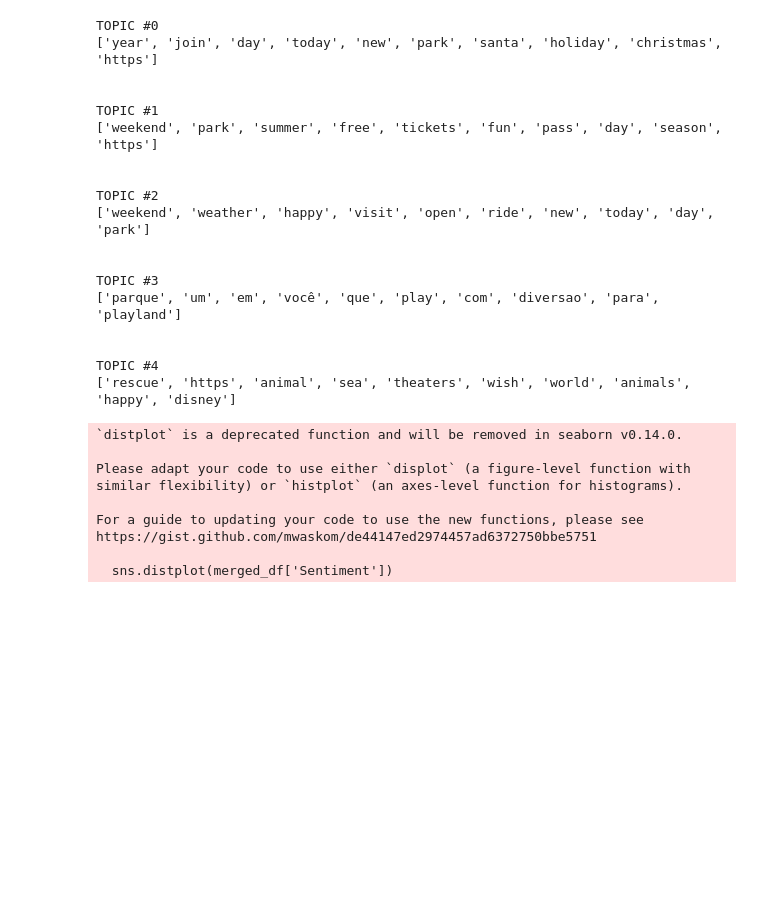
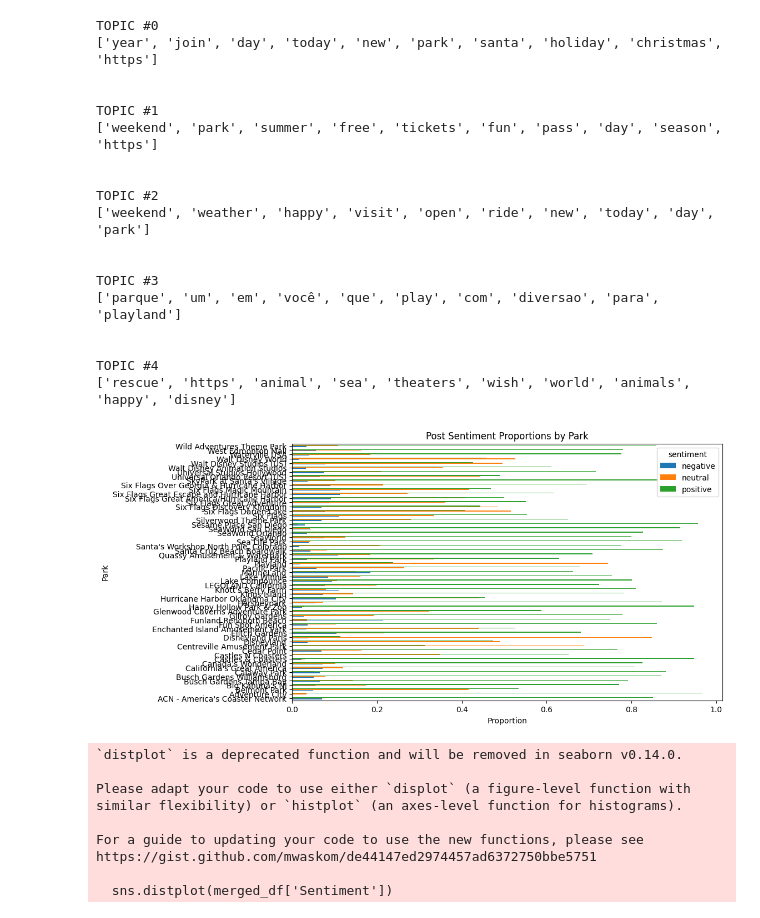
Before and after one commit to alvaarro/DigitalMarketingStrategy, a Jupyter notebook: Dataframes.ipynb, the cells around one changed output. Drawn from its saved outputs; the diff is of its cells as text; code cells hidden in the pictures; blank space fills up the shorter version.

```diff
--- a/Dataframes.ipynb
+++ b/Dataframes.ipynb
@@ -314,6 +336,64 @@ TOPIC #3
 
 TOPIC #4
 ['rescue', 'https', 'animal', 'sea', 'theaters', 'wish', 'world', 'animals', 'happy', 'disney']
+# %%
+import json
+import pandas as pd
+import matplotlib.pyplot as plt
+from textblob import TextBlob
+import re
+
+# Utility function definitions remain the same
+
+def clean_post(text):
+    """
+    Utility function to clean post text by removing links, special characters
+    using simple regex statements.
+    """
+    return ' '.join(re.sub("(@[A-Za-z0-9]+)|([^0-9A-Za-z \t])|(\w+:\/\/\S+)", " ", text).split())
+
+def get_post_sentiment(post):
+    """
+    Utility function to classify sentiment of passed post
+    using textblob's sentiment method
+    """
+    analysis = TextBlob(clean_post(post))
+    if analysis.sentiment.polarity > 0:
+        return 'positive'
+    elif analysis.sentiment.polarity == 0:
+        return 'neutral'
+    else:
+        return 'negative'
+
+def word_in_text(word, text):
+    word = word.lower()
+    text = text.lower()
+    match = re.search(word, text, re.I)
+    if match:
+        return True
+    return False
+
+# Assuming 'merged_df' is already loaded with Facebook data
+
+# Add a column for sentiment analysis
+merged_df['sentiment'] = merged_df['Message'].apply(lambda post: get_post_sentiment(post))
+
+# Assuming parks are identified in the 'Profile' column now
+# The previous step of determining the park from 'Message' is no longer needed
+# Therefore, we remove the loop that applies word_in_text for each park
+
+# Update to count posts by park using 'Profile' directly
+tweets_by_park = {park: merged_df[merged_df['Profile'].str.contains(park, case=False)].shape[0] for park in parks}
+
+# Sentiment analysis by park, using 'Profile' for park identification
+sent_by_park = merged_df.groupby(['Profile', 'sentiment']).size().groupby(level=0).transform(lambda x: x/x.sum()).unstack()
+sent_by_park.plot(kind='barh', figsize=(10, 6))  # Change to 'barh' for horizontal bars
+plt.title('Post Sentiment Proportions by Park')
+plt.xlabel('Proportion')  # Adjusted for horizontal orientation
+plt.ylabel('Park')  # Adjusted for horizontal orientation
+plt.show()
+# %% [output]
+[figure, added]
 # %%
 import matplotlib.pyplot as plt
 import seaborn as sns
```
Also changed, not shown: parts of 6 cells of this notebook.
